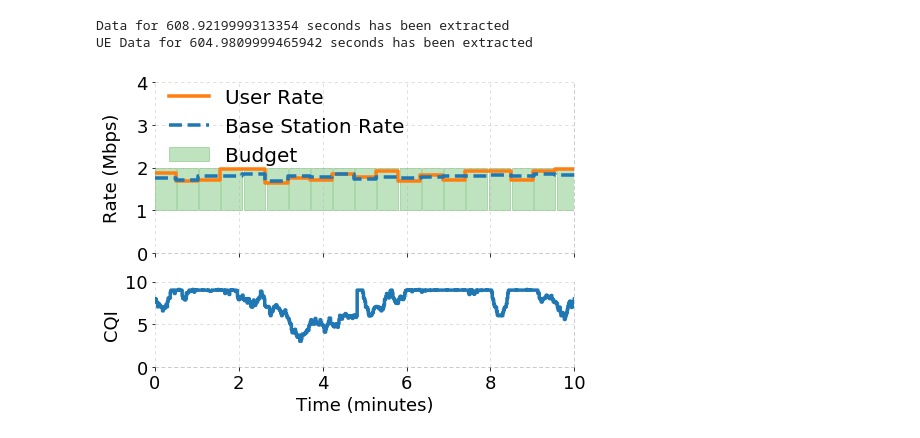
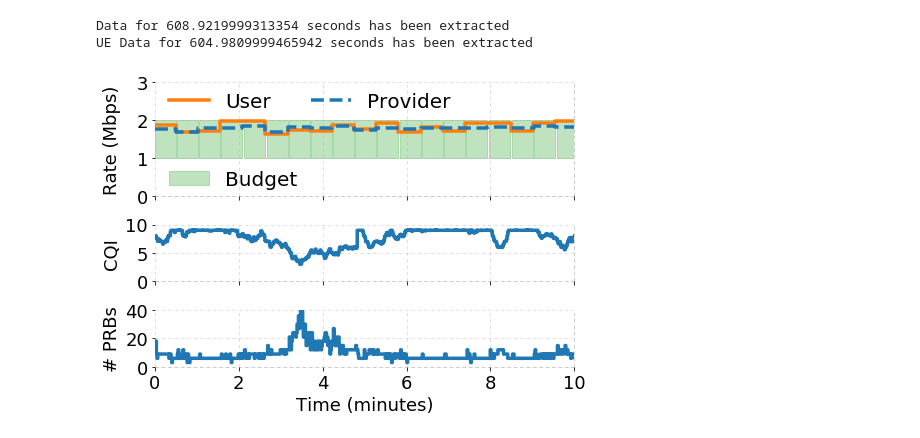
Before and after one commit to serhatarslan-hub/cell-order, a Jupyter notebook: analysis/cell-order-moving-ue-eval.ipynb, the cells around one changed output. Cells and saved outputs as stored; diff of their text form; code cells hidden in the pictures.

Commit message:
Sync all the figures

```diff
--- a/analysis/cell-order-moving-ue-eval.ipynb
+++ b/analysis/cell-order-moving-ue-eval.ipynb
@@ -36,6 +36,8 @@ if (SAVE_FIG):
 
 SLA_PERIOD = 30 # seconds over which the SLAs are negotiated
 OUTLIER_PERCENTILE = 5 # Percentile to clip-off from both ends for each SLA period
+N_PRB_PER_RBG = 3
+RTT_WIRED_MSEC = 28
 # %%
 def filter_bs_sla_stats(bs_data, budgets, ts_start):
 
@@ -244,14 +329,14 @@ filter_ue_sla_stats(ue_thp_data, thp_s_id)
 Data for 608.9219999313354 seconds has been extracted
 UE Data for 604.9809999465942 seconds has been extracted
 # %%
-f, (ax1, ax2) = plt.subplots(2, 1, gridspec_kw={'height_ratios': [2, 1]}, figsize=FIG_SIZE)
+f, (ax1, ax2, ax3) = plt.subplots(3, 1, gridspec_kw={'height_ratios': [2, 1, 1]}, figsize=FIG_SIZE)
 
 ax1.step(np.insert(ue_thp_data[thp_s_id]['filtered_ts_sec'] / 60, 0, 0),
          np.insert(ue_thp_data[thp_s_id]['filtered_mbps'], 0, ue_thp_data[thp_s_id]['filtered_mbps'][0]),
-         where='pre', label='User Rate', linewidth=3.5, color='C1')
+         where='pre', label='User', linewidth=3.5, color='C1')
 ax1.step(np.insert(bs_thp_data[thp_s_id]['filtered_ts_sec'] / 60, 0, 0),
          np.insert(bs_thp_data[thp_s_id]['filtered_thp_mbps'], 0, bs_thp_data[thp_s_id]['filtered_thp_mbps'][0]),
-         where='pre', label='Base Station Rate', linewidth=3.5, color='C0', linestyle='--')
+         where='pre', label='Provider', linewidth=3.5, color='C0', linestyle='--')
 
 cnt = 1
 thp_budget_lo = thp_budgets['slice_tx_rate_budget_mbps'][thp_s_id][0]
@@ -273,12 +358,19 @@ ax1.set_ylabel('Rate (Mbps)', fontsize=FONT_SIZE)
 ax1.tick_params(axis='y', labelsize=FONT_SIZE)
 # ax1.tick_params(axis='x', labelsize=FONT_SIZE)
 ax1.get_xaxis().set_ticklabels([])
-ax1.set_ylim((0, 4))
+ax1.set_ylim((0, 3))
 ax1.set_xlim([0,10])
 # ax1.xaxis.set_ticks(np.arange(0, 13))
 
-ax1.legend(loc='upper left', frameon=False, fontsize=FONT_SIZE+2,
-           bbox_to_anchor=[-0.01,1.07])
+handles, labels = ax1.get_legend_handles_labels()
+order = [0,1] #specify order of items in legend
+leg = ax1.legend([handles[idx] for idx in order],[labels[idx] for idx in order],
+                 loc='upper left', frameon=False, fontsize=FONT_SIZE+2, markerscale=2,
+                 bbox_to_anchor=[-0.01, 1.07], ncol=2)
+ax1.legend([handles[2]],[labels[2]],
+           loc='lower left', frameon=False, fontsize=FONT_SIZE+2, markerscale=2,
+           bbox_to_anchor=[-0.01, -0.1])
+ax1.add_artist(leg)
 
 ax1.grid(axis='both', alpha=0.5, linestyle=LINE_STYLE)
 
@@ -302,39 +394,71 @@ ax2.step(np.insert(bs_thp_data[thp_s_id]['raw_ts_sec'] / 60, 0, 0),
          np.insert(bs_thp_data[thp_s_id]['raw_cqi'], 0, bs_thp_data[thp_s_id]['raw_cqi'][0]),
          where='pre', linewidth=3.5, color='C0', linestyle='-')
 
-ax2.set_xlabel('Time (minutes)', fontsize=FONT_SIZE)
+# ax2.set_xlabel('Time (minutes)', fontsize=FONT_SIZE)
 ax2.set_ylabel('CQI', fontsize=FONT_SIZE)
 ax2.tick_params(axis='y', labelsize=FONT_SIZE)
-ax2.tick_params(axis='x', labelsize=FONT_SIZE)
+# ax2.tick_params(axis='x', labelsize=FONT_SIZE)
+ax2.get_xaxis().set_ticklabels([])
 ax2.set_ylim((0, 10))
-# ax2.yaxis.set_ticks(np.arange(0,8,2))
+ax2.yaxis.set_ticks(np.arange(0,11,5))
 ax2.set_xlim([0, 10])
 # ax2.xaxis.set_ticks(np.arange(13))
 
 ax2.grid(axis='both', alpha=0.5, linestyle=LINE_STYLE)
 
 ax2.spines['top'].set_visible(False)
 # ax2.spines['right'].set_visible(False)
 ax2.spines['left'].set_visible(False)
 ax2.spines["right"].set_linestyle(LINE_STYLE)
 ax2.spines["right"].set_alpha(0.5)
 ax2.spines["right"].set_color('gray')
 ax2.spines["left"].set_linestyle(LINE_STYLE)
 ax2.spines["left"].set_alpha(0.5)
 ax2.spines["left"].set_color('gray')
 ax2.spines["top"].set_linestyle(LINE_STYLE)
 ax2.spines["top"].set_alpha(0.5)
 ax2.spines["top"].set_color('gray')
 ax2.spines["bottom"].set_linestyle(LINE_STYLE)
 ax2.spines["bottom"].set_alpha(0.5)
 ax2.spines["bottom"].set_color('gray')
 
+ax3.step(np.insert(bs_thp_data[thp_s_id]['raw_ts_sec'] / 60, 0, 0),
+         np.insert(bs_thp_data[thp_s_id]['raw_n_rbgs'], 0, bs_thp_data[thp_s_id]['raw_n_rbgs'][0]) * N_PRB_PER_RBG,
+         where='pre', linewidth=3.5, color='C0', linestyle='-')
+
+ax3.set_xlabel('Time (minutes)', fontsize=FONT_SIZE)
+ax3.set_ylabel('# PRBs', fontsize=FONT_SIZE)
+ax3.tick_params(axis='y', labelsize=FONT_SIZE)
+ax3.tick_params(axis='x', labelsize=FONT_SIZE)
+ax3.set_ylim((0, 40))
+ax3.yaxis.set_ticks(np.arange(0,41,20))
+ax3.set_xlim([0, 10])
+# ax2.xaxis.set_ticks(np.arange(13))
+
+ax3.grid(axis='both', alpha=0.5, linestyle=LINE_STYLE)
+
+ax3.spines['top'].set_visible(False)
+# ax3.spines['right'].set_visible(False)
+ax3.spines['left'].set_visible(False)
+ax3.spines["right"].set_linestyle(LINE_STYLE)
+ax3.spines["right"].set_alpha(0.5)
+ax3.spines["right"].set_color('gray')
+ax3.spines["left"].set_linestyle(LINE_STYLE)
+ax3.spines["left"].set_alpha(0.5)
+ax3.spines["left"].set_color('gray')
+ax3.spines["top"].set_linestyle(LINE_STYLE)
+ax3.spines["top"].set_alpha(0.5)
+ax3.spines["top"].set_color('gray')
+ax3.spines["bottom"].set_linestyle(LINE_STYLE)
+ax3.spines["bottom"].set_alpha(0.5)
+ax3.spines["bottom"].set_color('gray')
+
 f.tight_layout()
 f.align_ylabels()
 
 if SAVE_FIG:
-    plt.savefig(reservation_out_dir + '{}_moving_ue_thp_2.pdf'.format(SCENARIO))
+    plt.savefig(reservation_out_dir + '{}_moving_ue_thp_2_withPrb.pdf'.format(SCENARIO))
 
 plt.show()
 # %% [output]
-[figure, old version]
+[figure, new version]
```
Also changed, not shown: parts of 1 cell of this notebook, 17 other files.
